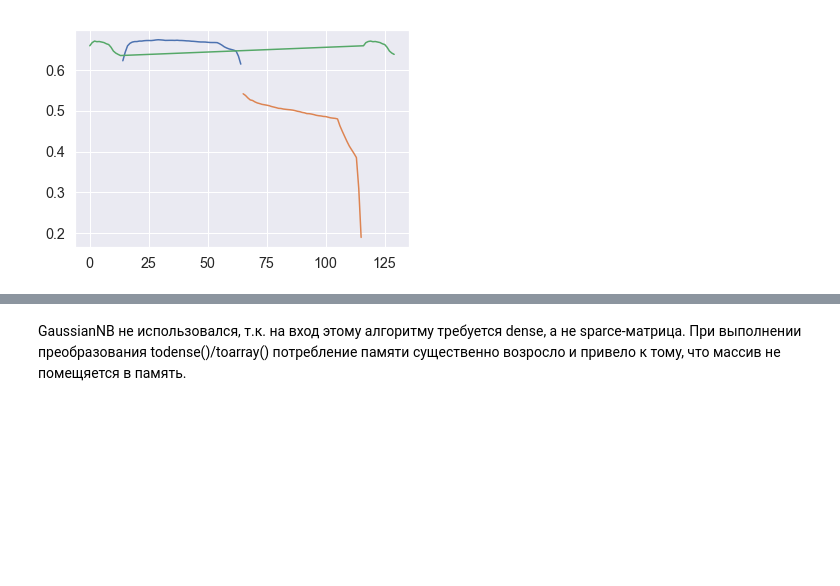
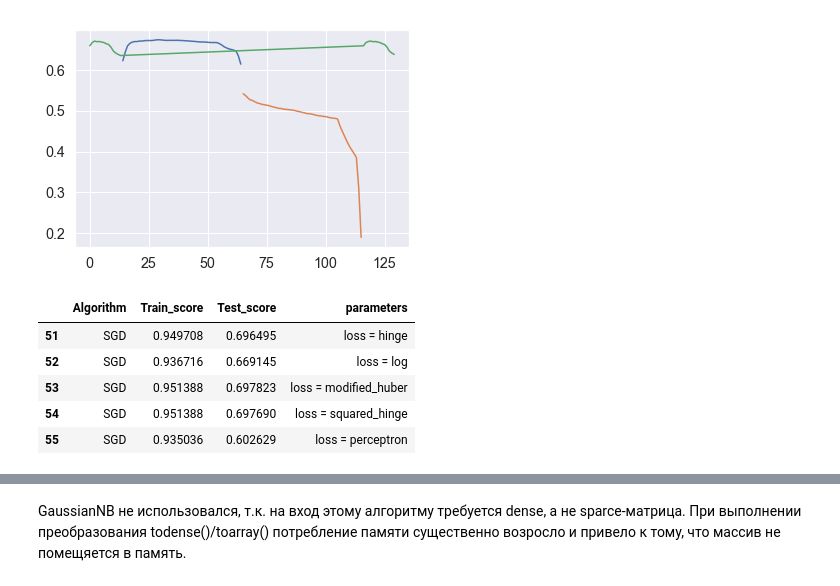
Before and after one commit to Espad/DS_5, a Jupyter notebook: Texts_Classification.ipynb, the cells around one changed output, grey strips where cells are left out. Cells and saved outputs as stored; diff of their text form; code cells hidden in the pictures; blank space fills up the shorter version.

```diff
--- a/Texts_Classification.ipynb
+++ b/Texts_Classification.ipynb
@@ -830,4 +870,13 @@ for alp in tqdm(alphas):
 
 # compare hinge loss == linear SVM
 # compare other different kernels
+# %%
+results_df.tail()
+# %% [output]
+|  | Algorithm | Train_score | Test_score | parameters |
+| 51 | SGD | 0.949708 | 0.696495 | loss = hinge |
+| 52 | SGD | 0.936716 | 0.669145 | loss = log |
+| 53 | SGD | 0.951388 | 0.697823 | loss = modified_huber |
+| 54 | SGD | 0.951388 | 0.697690 | loss = squared_hinge |
+| 55 | SGD | 0.935036 | 0.602629 | loss = perceptron |
 # %%
```
Also changed, not shown: parts of 33 cells of this notebook.
